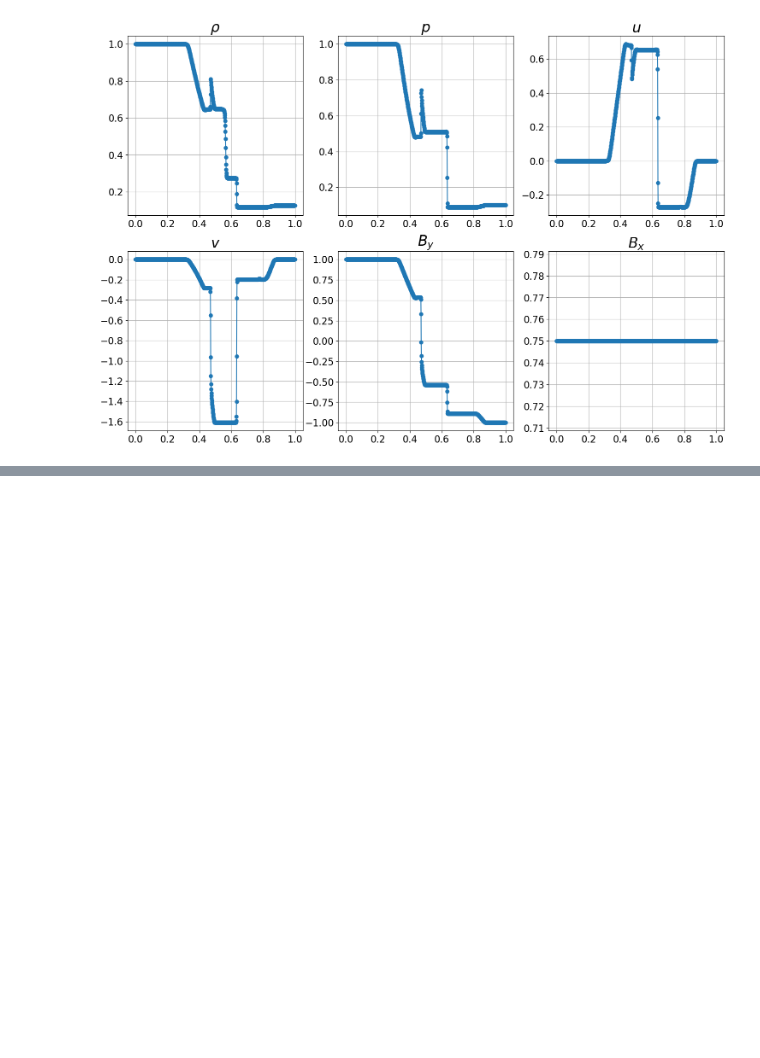
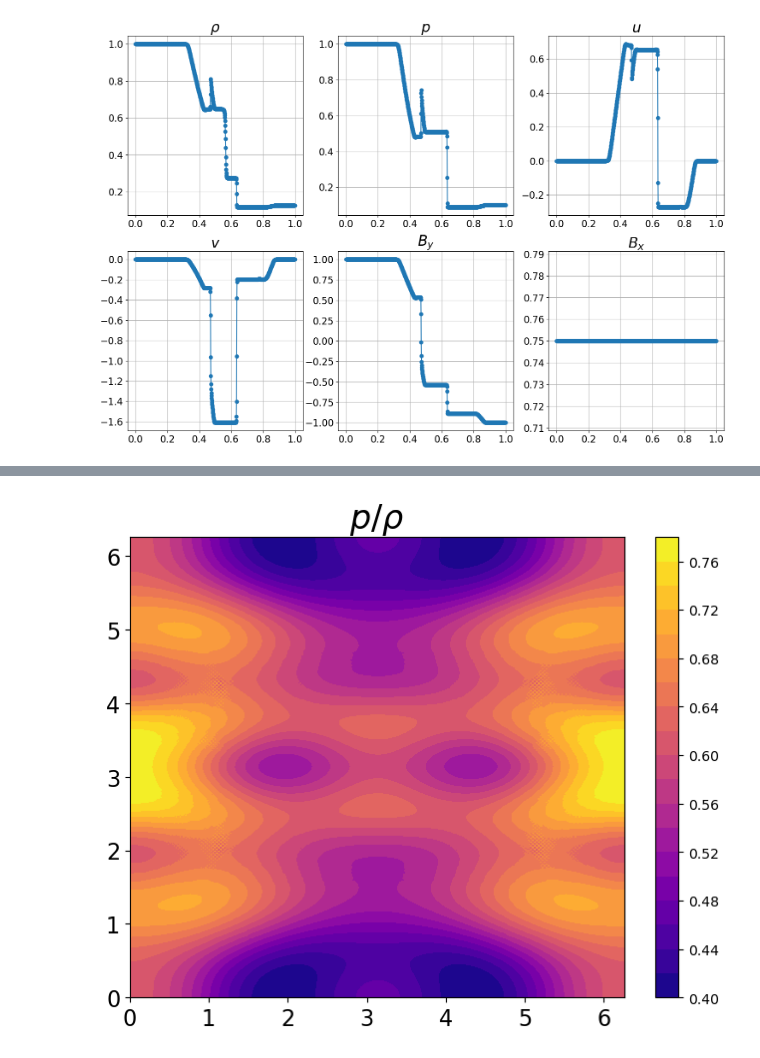
Before and after one commit to Keita-A/RadiativeMHD-simulation, a Jupyter notebook: chap4.ipynb, the cells around one changed output, grey strips where cells are left out. Saved outputs shown, nothing was run; the diff lists cells and outputs as text; code cells hidden in the pictures; blank space fills up the shorter version.

```diff
--- a/chap4.ipynb
+++ b/chap4.ipynb
@@ -49,7 +49,7 @@ def get_flux(rho, u, v, w, Bx, By, Bz, e, pT, F):
     return F
 
 
-def get_flux_HLLD(U, gamma, dx, dt, F):
+def get_flux_HLLD(U, gamma, F):
     rho = U[0, :]
     u = U[1, :] / rho
     v = U[2, :] / rho
@@ -63,7 +63,6 @@ def get_flux_HLLD(U, gamma, dx, dt, F):
     cs = np.sqrt(gamma*p/rho)
     ca = np.sqrt(Bx**2+By**2+Bz**2) / np.sqrt(rho)
     fast_alfven = 1/np.sqrt(2) * np.sqrt(cs**2 + ca**2 + np.sqrt((cs**2+ca**2)**2 - 4 * cs**2 * ca**2))
-    #print(f"CFL : {np.max(np.sqrt(cs**2+ca**2))*dt/dx :.3f}")
 
     rho_L = rho + 1/2 * minmod(rho - np.roll(rho, 1), np.roll(rho, -1) - rho)
     u_L = u + 1/2 * minmod(u - np.roll(u, 1), np.roll(u, -1) - u)
@@ -236,0 +479,23 @@ plt.show()
+# %%
+fig = plt.figure(figsize=(8, 6))
+ax1 = fig.add_subplot(111)
+
+rho = U[0, :, :]
+u = U[1, :, :] / rho
+v = U[2, :, :] / rho
+w = U[3, :, :] / rho
+Bx = U[4, :, :]
+By = U[5, :, :]
+Bz = U[6, :, :]
+e = U[7, :, :]
+p = (gamma-1) * (e - rho*(u**2+v**2+w**2)/2 - (Bx**2+By**2+Bz**2)/2)
+
+contour = ax1.contourf(X, Y, (p/rho).T, levels=20, cmap='plasma')
+cbar = plt.colorbar(contour, ax=ax1)
+
+ax1.set_title(r"$p/\rho$", fontsize=24)
+ax1.tick_params(labelsize=16)
+
+plt.show()
+# %% [output]
+[figure, added]
```
Also changed, not shown: parts of 4 cells of this notebook.
